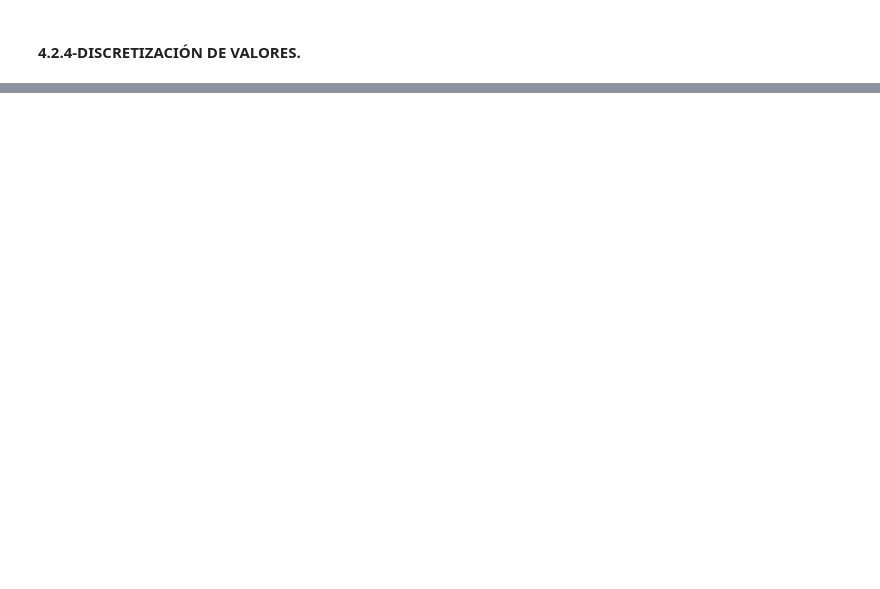
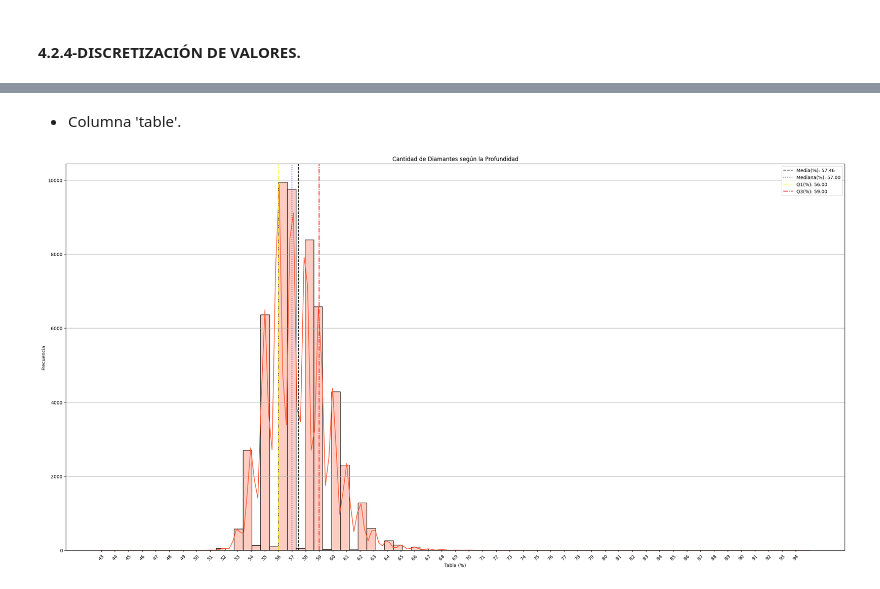
Before and after one commit to angovery/Data-Science-Bootcamp, a Jupyter notebook: Ejercicios_Evaluados/Modulo_3/m3_ejercicio_evaluado_Jose_Ignacio_Hernandez_Palacios.ipynb, the cells around one changed output, grey strips where cells are left out. Cells and saved outputs as stored; diff of their text form; code cells hidden in the pictures; blank space fills up the shorter version.

```diff
--- a/Ejercicios_Evaluados/Modulo_3/m3_ejercicio_evaluado_Jose_Ignacio_Hernandez_Palacios.ipynb
+++ b/Ejercicios_Evaluados/Modulo_3/m3_ejercicio_evaluado_Jose_Ignacio_Hernandez_Palacios.ipynb
@@ -1780,0 +1880,18 @@ Se aprecia cómo la variable transformada mediante la aplicación de la función
+# %% [markdown]
+* Columna 'table'.
+# %%
+plt.figure(figsize=(30,15))
+sns.histplot(df['table'], bins=80, color='#FF5733', kde=True, alpha=0.3)
+plt.title("Cantidad de Diamantes según la Profundidad")
+plt.xlabel("Tabla (%)")
+plt.ylabel("Frecuencia")
+plt.xticks(np.arange(df['table'].min(), df['table'].max()), rotation=45)
+plt.axvline(df['table'].mean(), color='black', linestyle='--', label=f'Media(%): {df['table'].mean():.2f}') # media
+plt.axvline(df['table'].median(), color='blue', linestyle='dotted', label=f'Mediana(%): {df['table'].median():.2f}') # mediana
+plt.axvline(df['table'].quantile(0.25), color='yellow', linestyle='-.', label=f'Q1(%): {df['table'].quantile(0.25):.2f}') # Q1
+plt.axvline(df['table'].quantile(0.75), color='red', linestyle='-.', label=f'Q3(%): {df['table'].quantile(0.75):.2f}') # Q3
+plt.legend()
+plt.grid(axis='y')
+plt.show();
+# %% [output]
+[figure, added]
```
Also changed, not shown: parts of 38 cells of this notebook.
